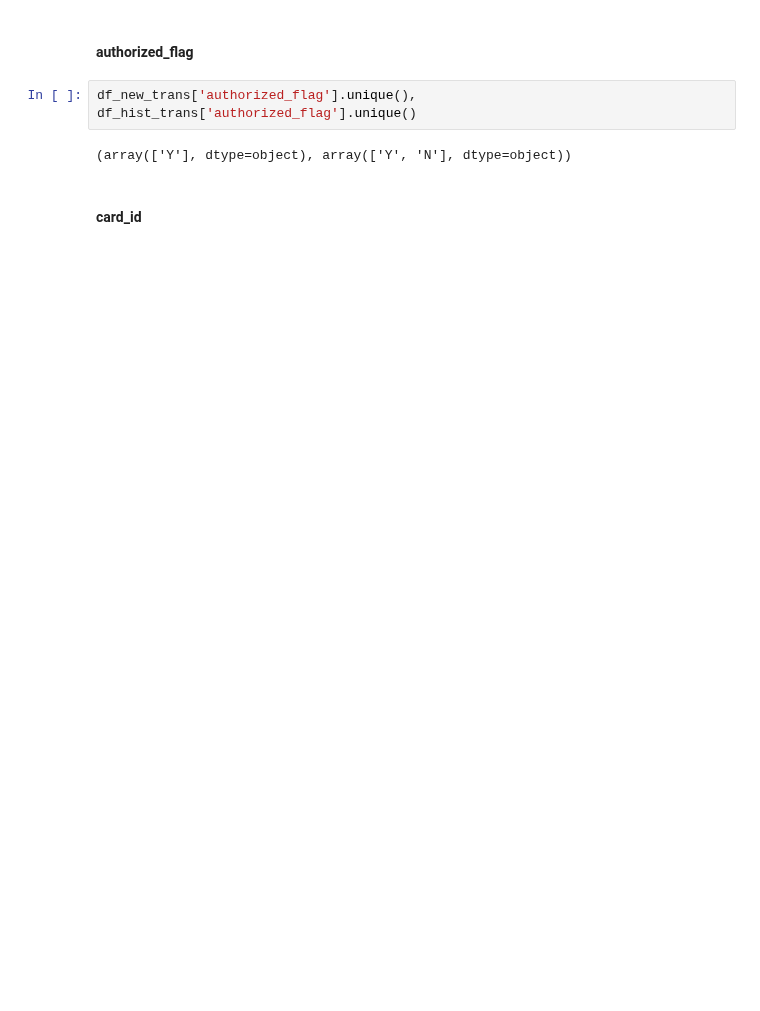
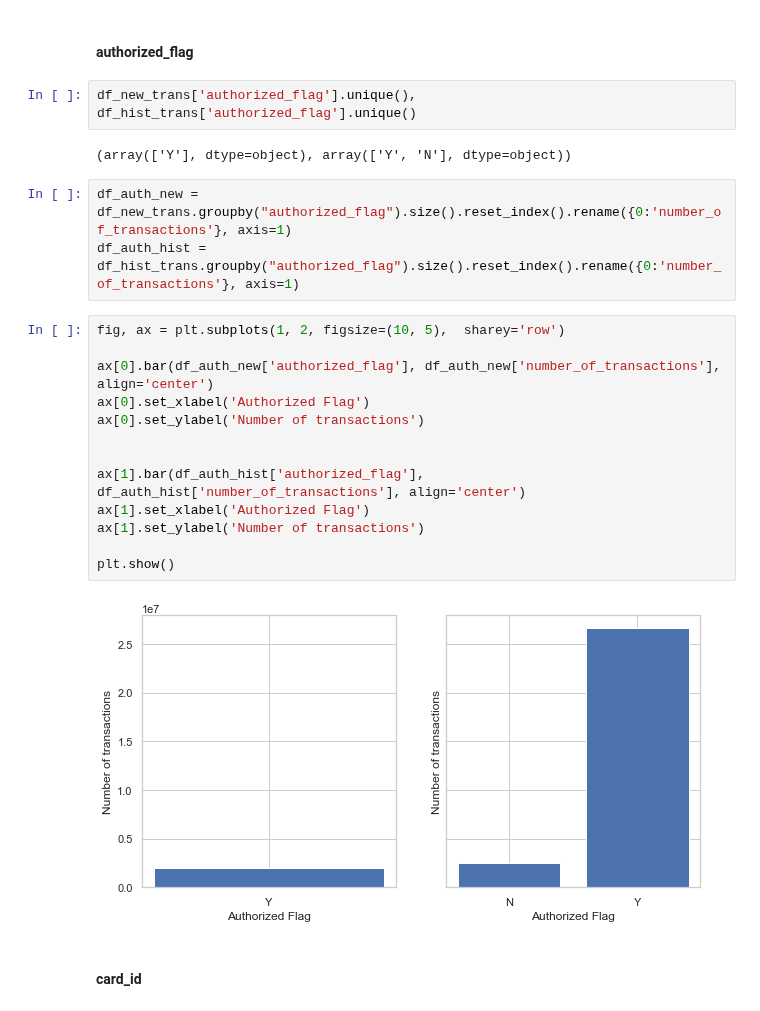
Before and after one commit to Zol-S/kaggle, a Jupyter notebook: Elo Merchant Category Recommendation/2_Descriptives.ipynb, the cells around one changed output. Saved outputs shown, nothing was run; the diff lists cells and outputs as text; blank space fills up the shorter version.

```diff
--- a/Elo Merchant Category Recommendation/2_Descriptives.ipynb
+++ b/Elo Merchant Category Recommendation/2_Descriptives.ipynb
@@ -339,5 +339,23 @@ displayDataframesInHTMLTable(
 df_new_trans['authorized_flag'].unique(), df_hist_trans['authorized_flag'].unique()
 # %% [output]
 (array(['Y'], dtype=object), array(['Y', 'N'], dtype=object))
+# %%
+df_auth_new = df_new_trans.groupby("authorized_flag").size().reset_index().rename({0:'number_of_transactions'}, axis=1)
+df_auth_hist = df_hist_trans.groupby("authorized_flag").size().reset_index().rename({0:'number_of_transactions'}, axis=1)
+# %%
+fig, ax = plt.subplots(1, 2, figsize=(10, 5),  sharey='row')
+
+ax[0].bar(df_auth_new['authorized_flag'], df_auth_new['number_of_transactions'], align='center')
+ax[0].set_xlabel('Authorized Flag')
+ax[0].set_ylabel('Number of transactions')
+
+
+ax[1].bar(df_auth_hist['authorized_flag'], df_auth_hist['number_of_transactions'], align='center')
+ax[1].set_xlabel('Authorized Flag')
+ax[1].set_ylabel('Number of transactions')
+
+plt.show()
+# %% [output]
+[figure, added]
 # %% [markdown]
 #### card_id
```
Also changed, not shown: parts of 19 cells of this notebook.
